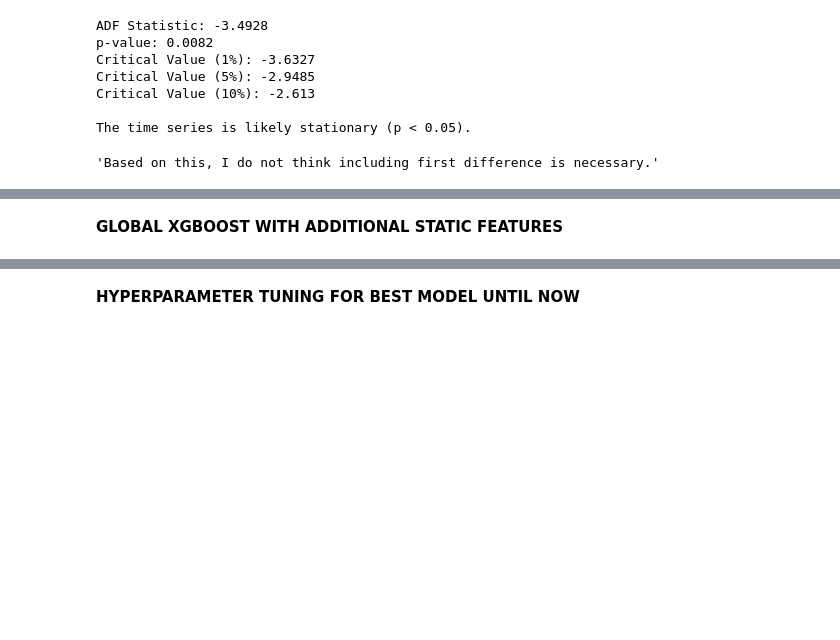
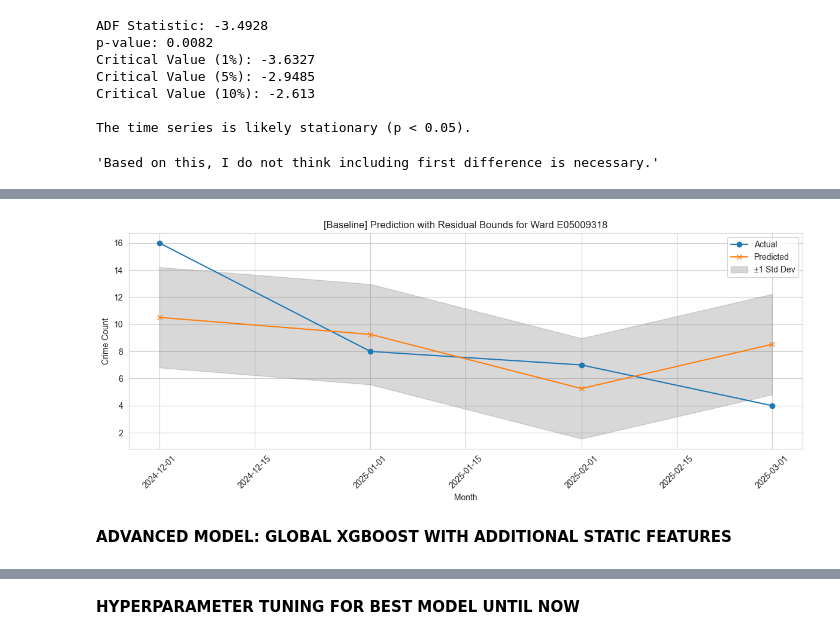
Before and after one commit to NikiPanayotov04/CBL---data-science-project, a Jupyter notebook: src/xgboost_pipeline_v1.ipynb, the cells around one changed output, grey strips where cells are left out. Cells and saved outputs as stored; diff of their text form; code cells hidden in the pictures; blank space fills up the shorter version.

Commit message:
upload xgboost pipeline version 1

```diff
--- a/src/xgboost_pipeline_v1.ipynb
+++ b/src/xgboost_pipeline_v1.ipynb
@@ -585,2 +561,20 @@ plt.show()
+# %%
+residuals = test_df_burglaries["Crime count"] - test_df_burglaries["prediction"]
+std_resid = np.std(residuals)
+
+plt.figure(figsize=(12, 5))
+plt.plot(ward_df["Month"], ward_df["Crime count"], label="Actual", marker='o')
+plt.plot(ward_df["Month"], ward_df["prediction"], label="Predicted", marker='x')
+plt.fill_between(ward_df["Month"], ward_df["prediction"] - std_resid, ward_df["prediction"] + std_resid,
+                 color='gray', alpha=0.3, label="±1 Std Dev")
+plt.title(f"[Baseline] Prediction with Residual Bounds for Ward {ward_to_plot}")
+plt.xlabel("Month")
+plt.ylabel("Crime Count")
+plt.legend()
+plt.xticks(rotation=45)
+plt.tight_layout()
+plt.show()
+# %% [output]
+[figure, added]
 # %% [markdown]
-**GLOBAL XGBOOST WITH ADDITIONAL STATIC FEATURES**
+**ADVANCED MODEL: GLOBAL XGBOOST WITH ADDITIONAL STATIC FEATURES**
```
Also changed, not shown: parts of 36 cells of this notebook, 1 other file.
